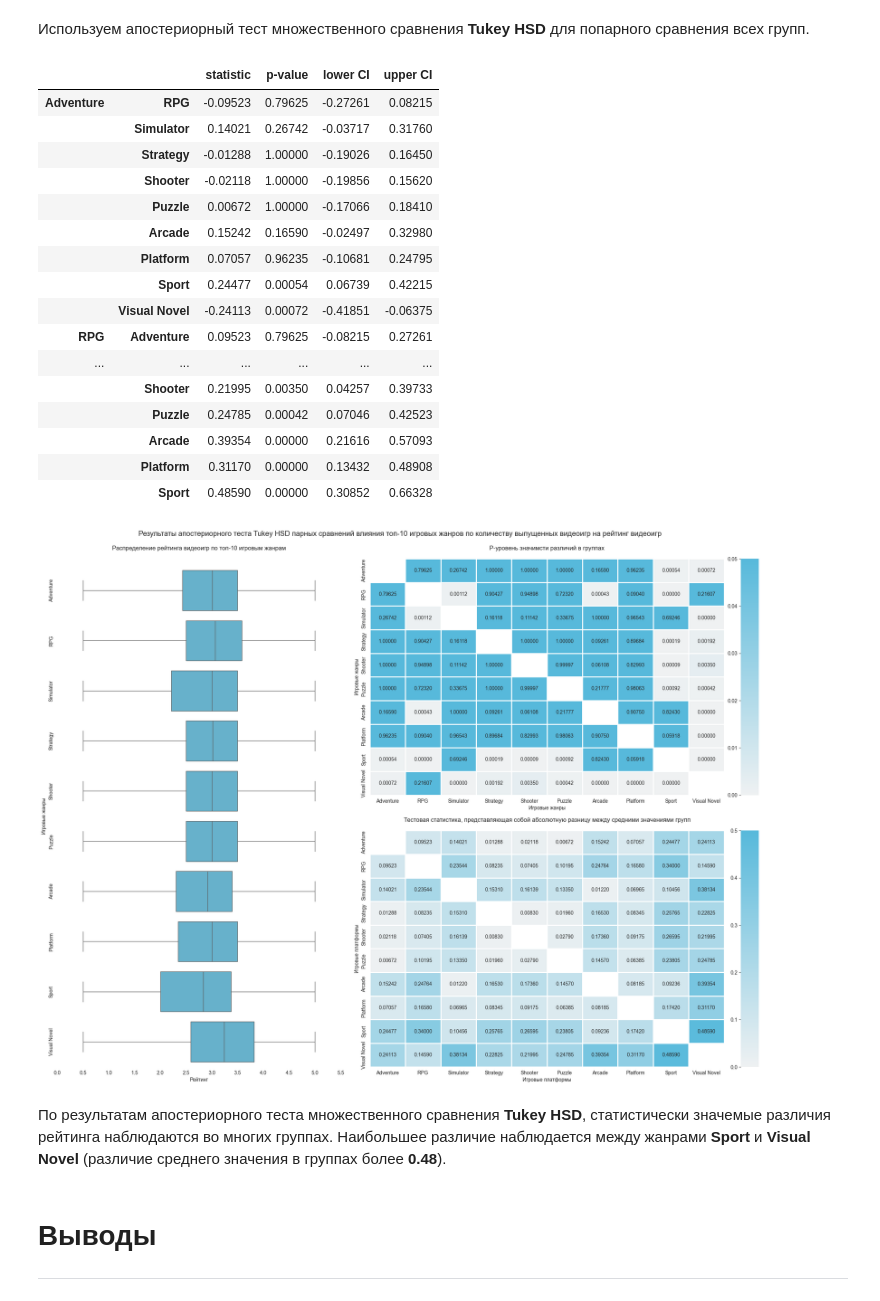
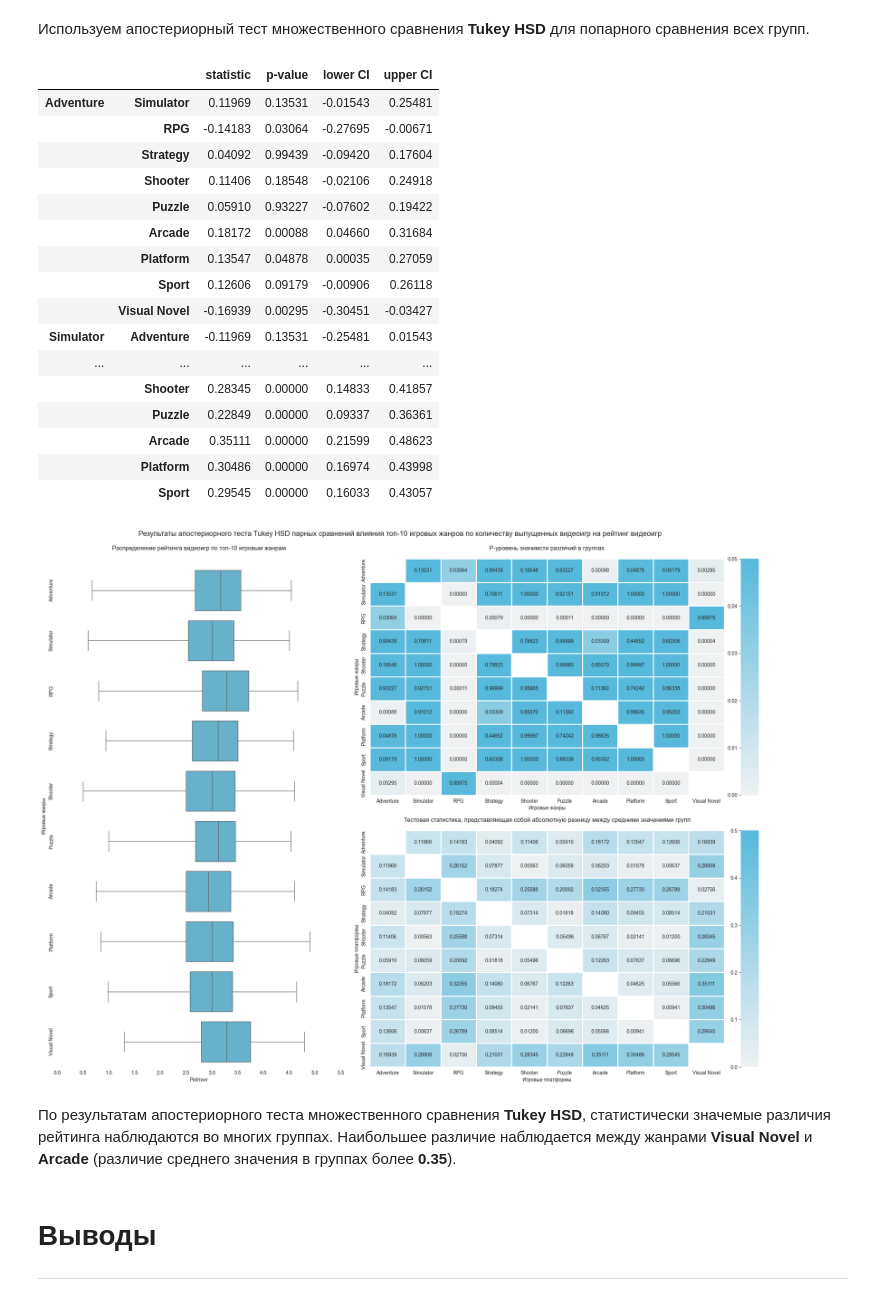
Before and after one commit to GSimonX37/Backloggd, a Jupyter notebook: notebooks/statistics.ipynb, the cells around one changed output. Saved outputs shown, nothing was run; the diff lists cells and outputs as text; code cells hidden in the pictures.

Commit message:
Update notebook for statistical data analysis
Update statistical data analysis notebook to accommodate the new
data structure

```diff
--- a/notebooks/statistics.ipynb
+++ b/notebooks/statistics.ipynb
@@ -507,9 +761,7 @@ p-value: 2.28687e-09
 # %%
 results = stats.tukey_hsd(*groups.T.to_numpy())
 # %%
-platforms = (data
-             .loc[:, 'platforms']
-             .explode()
+platforms = (df['platforms']['platform']
              .value_counts()
              .iloc[:10]
              .index
@@ -588,7 +840,7 @@ subfigures[1].add_subplot(grid[0, 1])
 subfigures[1].add_subplot(grid[1, 0])
 subfigures[1].add_subplot(grid[1, 1])
 
-platforms = data.loc[:, 'platforms'].value_counts().iloc[:10]
+platforms = df['platforms']['platform'].value_counts().iloc[:10]
 
 plot_data = (groups
              .unstack()
@@ -721,12 +973,13 @@ subfigures[1].axes[3].set_yticks(np.linspace(0., 0.5, 6));
 Сформируем группы с помощью протсых случайных выборок.
 # %%
 size = 500
-data = df.explode('genres')
+data = (df['genres']
+        .join(df['games'].set_index('id'), on='id')[['genre', 'rating']])
 groups = pd.DataFrame(index=range(size))
-for genre in data.loc[:, 'genres'].value_counts().iloc[:10].index:
+for platform in df['genres']['genre'].value_counts().iloc[:10].index:
     group = pd.DataFrame(
-        data={genre: (data
-                         .loc[(data['genres'] == genre) & (data['rating'].notna()), 'rating']
+        data={platform: (data
+                         .loc[(data['genre'] == platform) & (data['rating'].notna()), 'rating']
                          .sample(
                              n=size,
                              random_state=RANDOM_STATE,
@@ -784,9 +1037,7 @@ p-value: 6.05624e-19
 # %%
 results = stats.tukey_hsd(*groups.T.to_numpy())
 # %%
-genres = (data
-             .loc[:, 'genres']
-             .explode()
+genres = (df['genres']['genre']
              .value_counts()
              .iloc[:10]
              .index
@@ -814,22 +1065,22 @@ for i, statistics, pvalues, lowers, uppers in zip(range(10), *result):
  .format(lambda x: f'{x:.5f}'))
 # %% [output]
 |  |  | statistic | p-value | lower CI | upper CI |
-| Adventure | RPG | -0.09523 | 0.79625 | -0.27261 | 0.08215 |
-|  | Simulator | 0.14021 | 0.26742 | -0.03717 | 0.31760 |
-|  | Strategy | -0.01288 | 1.00000 | -0.19026 | 0.16450 |
-|  | Shooter | -0.02118 | 1.00000 | -0.19856 | 0.15620 |
-|  | Puzzle | 0.00672 | 1.00000 | -0.17066 | 0.18410 |
-|  | Arcade | 0.15242 | 0.16590 | -0.02497 | 0.32980 |
-|  | Platform | 0.07057 | 0.96235 | -0.10681 | 0.24795 |
-|  | Sport | 0.24477 | 0.00054 | 0.06739 | 0.42215 |
-|  | Visual Novel | -0.24113 | 0.00072 | -0.41851 | -0.06375 |
-| RPG | Adventure | 0.09523 | 0.79625 | -0.08215 | 0.27261 |
+| Adventure | Simulator | 0.11969 | 0.13531 | -0.01543 | 0.25481 |
+|  | RPG | -0.14183 | 0.03064 | -0.27695 | -0.00671 |
+|  | Strategy | 0.04092 | 0.99439 | -0.09420 | 0.17604 |
+|  | Shooter | 0.11406 | 0.18548 | -0.02106 | 0.24918 |
+|  | Puzzle | 0.05910 | 0.93227 | -0.07602 | 0.19422 |
+|  | Arcade | 0.18172 | 0.00088 | 0.04660 | 0.31684 |
+|  | Platform | 0.13547 | 0.04878 | 0.00035 | 0.27059 |
+|  | Sport | 0.12606 | 0.09179 | -0.00906 | 0.26118 |
+|  | Visual Novel | -0.16939 | 0.00295 | -0.30451 | -0.03427 |
+| Simulator | Adventure | -0.11969 | 0.13531 | -0.25481 | 0.01543 |
 | ... | ... | ... | ... | ... | ... |
-|  | Shooter | 0.21995 | 0.00350 | 0.04257 | 0.39733 |
-|  | Puzzle | 0.24785 | 0.00042 | 0.07046 | 0.42523 |
-|  | Arcade | 0.39354 | 0.00000 | 0.21616 | 0.57093 |
-|  | Platform | 0.31170 | 0.00000 | 0.13432 | 0.48908 |
-|  | Sport | 0.48590 | 0.00000 | 0.30852 | 0.66328 |
+|  | Shooter | 0.28345 | 0.00000 | 0.14833 | 0.41857 |
+|  | Puzzle | 0.22849 | 0.00000 | 0.09337 | 0.36361 |
+|  | Arcade | 0.35111 | 0.00000 | 0.21599 | 0.48623 |
+|  | Platform | 0.30486 | 0.00000 | 0.16974 | 0.43998 |
+|  | Sport | 0.29545 | 0.00000 | 0.16033 | 0.43057 |
 # %%
 figure = plt.figure(
     layout='constrained',
@@ -865,7 +1116,7 @@ subfigures[1].add_subplot(grid[0, 1])
 subfigures[1].add_subplot(grid[1, 0])
 subfigures[1].add_subplot(grid[1, 1])
 
-genres = data.loc[:, 'genres'].value_counts().iloc[:10]
+genres = df['genres']['genre'].value_counts().iloc[:10]
 
 plot_data = (groups
              .unstack()
@@ -937,36 +1188,36 @@ plot_data = (table['statistic']
 sns.heatmap(
     data=plot_data,
     ax=subfigures[1].axes[2],
     annot=True,
     linewidths=1.0,
     fmt='.5f',
     cmap=sns.color_palette('light:#57b9db', as_cmap=True),
     cbar_ax=subfigures[1].axes[3],
     cbar_kws={'ticklocation': 'left'},
     vmin=0.0,
     vmax=0.5
 )
 
 subfigures[1].axes[2].set_title(
     label=('Тестовая статистика, '
            'представляющая собой абсолютную разницу '
            'между средними значениями групп'),
     y=1.025,
     fontsize='large'
 )
 
 subfigures[1].axes[2].set_xlabel('Игровые платформы')
 subfigures[1].axes[2].set_ylabel('Игровые платформы')
 
 subfigures[1].axes[1].set_ybound((0., 0.05))
 subfigures[1].axes[1].set_yticks(np.linspace(0., 0.05, 6))
 
 subfigures[1].axes[3].set_ybound((0., 0.5))
 subfigures[1].axes[3].set_yticks(np.linspace(0., 0.5, 6));
 # %% [output]
-[figure, old version]
+[figure, new version]
 # %% [markdown]
-По результатам апостериорного теста множественного сравнения **Tukey HSD**, статистически значемые различия рейтинга наблюдаются во многих группах. Наибольшее различие наблюдается между жанрами **Sport** и **Visual Novel** (различие среднего значения в группах более **0.48**).
+По результатам апостериорного теста множественного сравнения **Tukey HSD**, статистически значемые различия рейтинга наблюдаются во многих группах. Наибольшее различие наблюдается между жанрами **Visual Novel** и **Arcade** (различие среднего значения в группах более **0.35**).
 # %% [markdown]
 # Выводы
 ***
```
Also changed, not shown: parts of 61 cells of this notebook.
